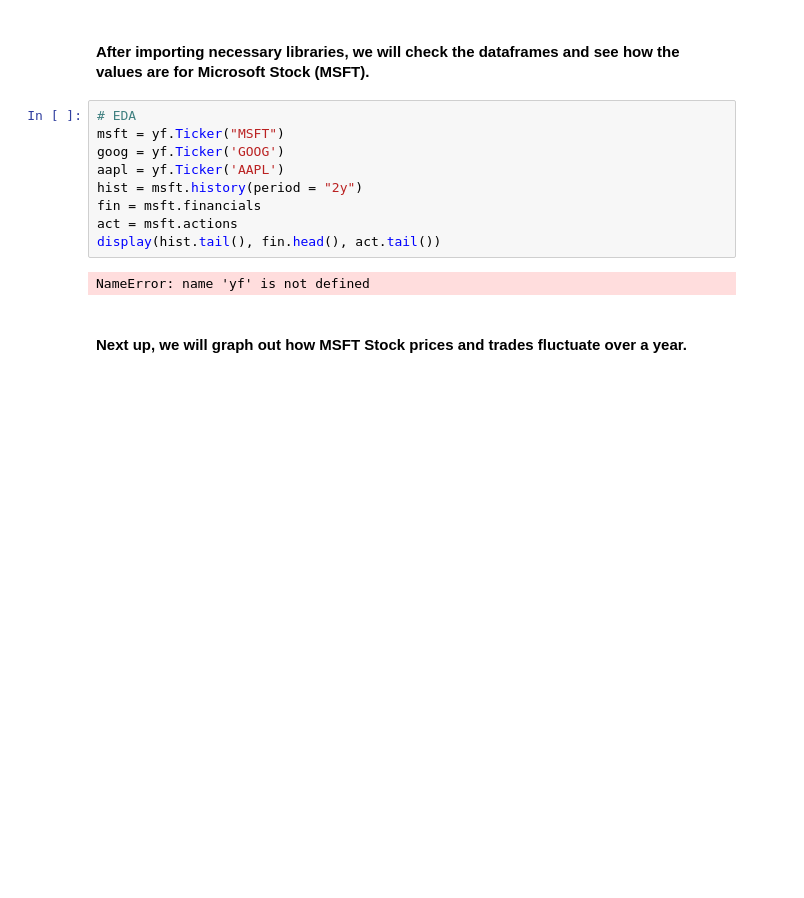
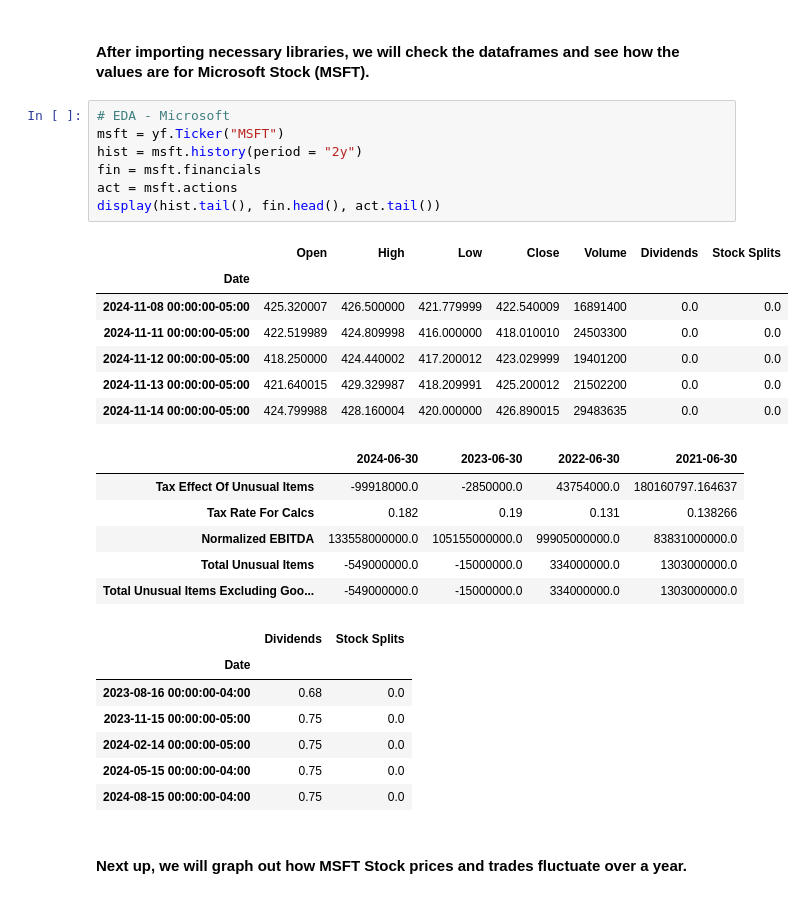
Before and after one commit to PhongCT1105/S-P_500_Stock_Prediction, a Jupyter notebook: Model.ipynb, the cells around one changed output. Saved outputs shown, nothing was run; the diff lists cells and outputs as text; blank space fills up the shorter version.

```diff
--- a/Model.ipynb
+++ b/Model.ipynb
@@ -18,16 +18,33 @@ ModuleNotFoundError: No module named 'yfinance'
 # %% [markdown]
 #### After importing necessary libraries, we will check the dataframes and see how the values are for Microsoft Stock (MSFT).
 # %%
-# EDA
+# EDA - Microsoft
 msft = yf.Ticker("MSFT")
-goog = yf.Ticker('GOOG')
-aapl = yf.Ticker('AAPL')
 hist = msft.history(period = "2y")
 fin = msft.financials
 act = msft.actions
 display(hist.tail(), fin.head(), act.tail())
 # %% [output]
-NameError: name 'yf' is not defined
+|  | Open | High | Low | Close | Volume | Dividends | Stock Splits |
+| Date |  |  |  |  |  |  |  |
+| 2024-11-08 00:00:00-05:00 | 425.320007 | 426.500000 | 421.779999 | 422.540009 | 16891400 | 0.0 | 0.0 |
+| 2024-11-11 00:00:00-05:00 | 422.519989 | 424.809998 | 416.000000 | 418.010010 | 24503300 | 0.0 | 0.0 |
+| 2024-11-12 00:00:00-05:00 | 418.250000 | 424.440002 | 417.200012 | 423.029999 | 19401200 | 0.0 | 0.0 |
+| 2024-11-13 00:00:00-05:00 | 421.640015 | 429.329987 | 418.209991 | 425.200012 | 21502200 | 0.0 | 0.0 |
+| 2024-11-14 00:00:00-05:00 | 424.799988 | 428.160004 | 420.000000 | 426.890015 | 29483635 | 0.0 | 0.0 |
+|  | 2024-06-30 | 2023-06-30 | 2022-06-30 | 2021-06-30 |
+| Tax Effect Of Unusual Items | -99918000.0 | -2850000.0 | 43754000.0 | 180160797.164637 |
+| Tax Rate For Calcs | 0.182 | 0.19 | 0.131 | 0.138266 |
+| Normalized EBITDA | 133558000000.0 | 105155000000.0 | 99905000000.0 | 83831000000.0 |
+| Total Unusual Items | -549000000.0 | -15000000.0 | 334000000.0 | 1303000000.0 |
+| Total Unusual Items Excluding Goo... | -549000000.0 | -15000000.0 | 334000000.0 | 1303000000.0 |
+|  | Dividends | Stock Splits |
+| Date |  |  |
+| 2023-08-16 00:00:00-04:00 | 0.68 | 0.0 |
+| 2023-11-15 00:00:00-05:00 | 0.75 | 0.0 |
+| 2024-02-14 00:00:00-05:00 | 0.75 | 0.0 |
+| 2024-05-15 00:00:00-04:00 | 0.75 | 0.0 |
+| 2024-08-15 00:00:00-04:00 | 0.75 | 0.0 |
 # %% [markdown]
 #### Next up, we will graph out how MSFT Stock prices and trades fluctuate over a year.
 # %%
```
Also changed, not shown: parts of 5 cells of this notebook, 1 other file.
